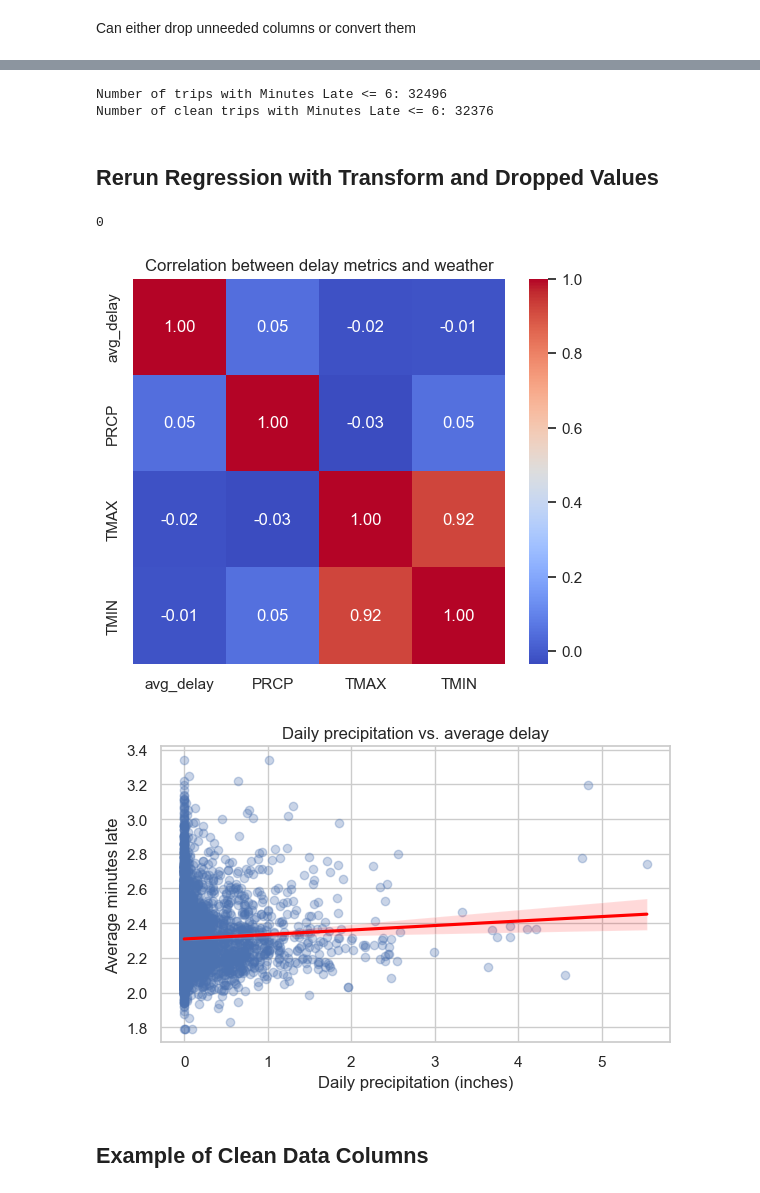
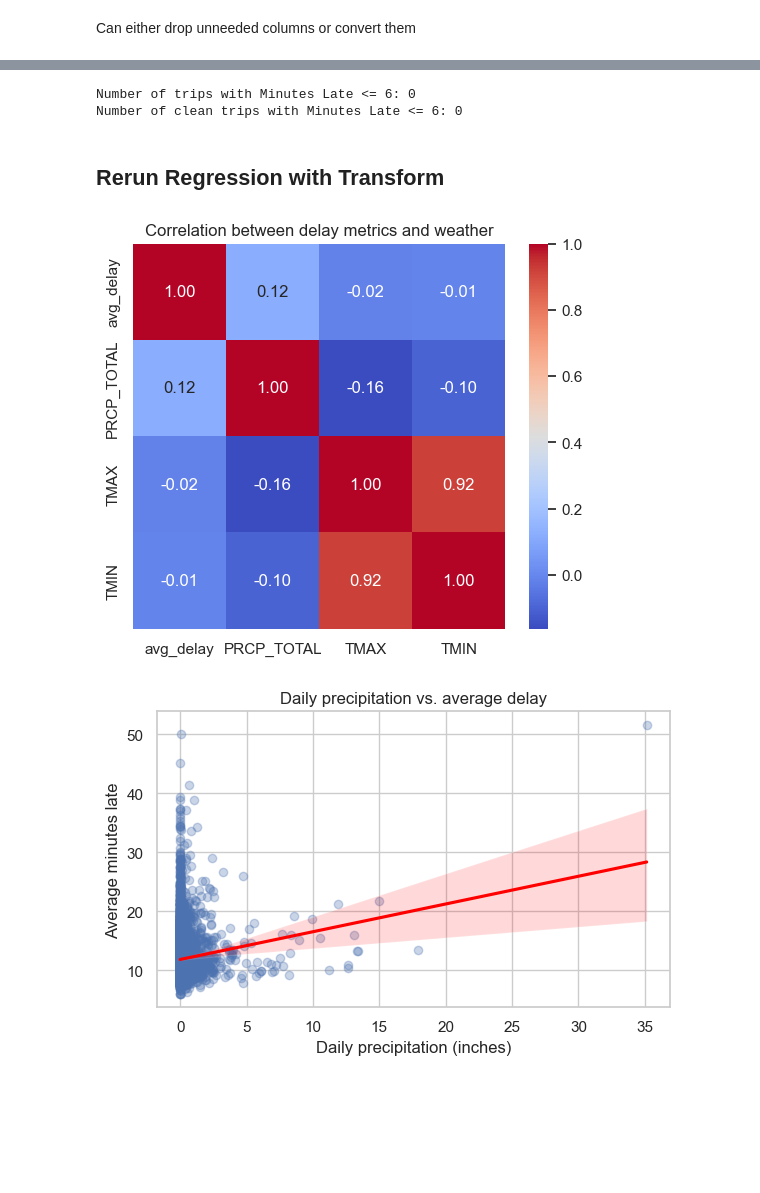
Before and after one commit to WSU-CS6580-Spring2026/Team-Hill-And-Friend, a Jupyter notebook: notebooks/EDA.ipynb, the cells around one changed output, grey strips where cells are left out. Drawn from its saved outputs; the diff is of its cells as text; code cells hidden in the pictures; blank space fills up the shorter version.

Commit message:
Added by Train analysis, weather clean up, and cleaned up most code in the EDA. Cleaned up the clean_train.py

```diff
--- a/notebooks/EDA.ipynb
+++ b/notebooks/EDA.ipynb
@@ -135,3 +163,6 @@ min            6.0
 75%           30.0
 max          223.0
 Name: Minutes Late, dtype: Float64
+# %%
+lirr_df = lirr_df[~lirr_df['Status'].isin(['Partial Cancel', 'Cancelled'])]
+display(missing_summary(lirr_df).head(6))
@@ -531,7 +670,7 @@ weather_monthly = (
     weather_df.set_index('DATE')
     .resample('ME')
     .agg(
-        precipitation=('PRCP', 'sum'),
+        precipitation=('PRCP_TOTAL', 'sum'),
         tmax=('TMAX', 'mean'),
         tmin=('TMIN', 'mean'),
     )
@@ -564,16 +703,16 @@ plt.tight_layout()
 weather_daily = (
     weather_df.set_index('DATE')
     .resample('D')
-    .agg(PRCP=('PRCP', 'sum'), TMAX=('TMAX', 'max'), TMIN=('TMIN', 'min'))
+    .agg(PRCP_TOTAL=('PRCP_TOTAL', 'sum'), TMAX=('TMAX', 'max'), TMIN=('TMIN', 'min'))
 )
 
 combined = (
     daily_summary
     .join(weather_daily, how='inner')
-    .dropna(subset=['avg_delay', 'PRCP', 'TMAX', 'TMIN'])
+    .dropna(subset=['avg_delay', 'PRCP_TOTAL', 'TMAX', 'TMIN'])
 )
 
-corr = combined[['avg_delay', 'late_share', 'PRCP', 'TMAX', 'TMIN']].corr()
+corr = combined[['avg_delay', 'PRCP_TOTAL', 'TMAX', 'TMIN']].corr()
 fig, ax = plt.subplots(figsize=(6, 5))
 sns.heatmap(corr, annot=True, fmt='.2f', cmap='coolwarm', ax=ax)
 ax.set_title('Correlation between delay metrics and weather')
@@ -581,7 +720,7 @@ ax.set_title('Correlation between delay metrics and weather')
 fig, ax = plt.subplots(figsize=(6, 4))
 sns.regplot(
     data=combined,
-    x='PRCP',
+    x='PRCP_TOTAL',
     y='avg_delay',
     scatter_kws={'alpha': 0.3},
     line_kws={'color': 'red'},
@@ -707,66 +811,59 @@ plt.show()
 # %%
 # Filter rows where Minutes Late < 6
-small_delays = lirr_df[lirr_df['Minutes Late'] <= 6]
-clean_small_delays = clean_lirr_df[clean_lirr_df['minutes_late'] <= 6]
+small_delays = lirr_df[lirr_df['Minutes Late'] < 6]
+clean_small_delays = clean_lirr_df[clean_lirr_df['minutes_late'] < 6]
 
 # Print all values
 print("Number of trips with Minutes Late <= 6:", len(small_delays))
 print("Number of clean trips with Minutes Late <= 6:", len(clean_small_delays))
 # %% [output]
-Number of trips with Minutes Late <= 6: 32496
-Number of clean trips with Minutes Late <= 6: 32376
+Number of trips with Minutes Late <= 6: 0
+Number of clean trips with Minutes Late <= 6: 0
 # %% [markdown]
-## Rerun Regression with Transform and Dropped Values
+## Rerun Regression with Transform
-# %%
-lirr_df_drop = lirr_df[lirr_df["Status"].astype(str).str.strip().str.lower() == "late"].copy()
-print(len(lirr_df_drop[lirr_df_drop['Minutes Late'] == 0]))
-# %% [output]
-0
 # %%
 # Log Transform
-lirr_df_drop['Minutes Late Log'] = np.log(lirr_df_drop['Minutes Late'])
+lirr_df['Minutes Late Log'] = np.log(lirr_df['Minutes Late'])
 
 daily_summary = (
-    lirr_df_drop
-    .groupby('date')
+    lirr_df.groupby('date')
     .agg(
-        avg_delay=('Minutes Late Log', 'mean'),
-        late_share=('is_late', 'mean')
+        total_trips=('Train', 'count'),
+        avg_delay=('Minutes Late', 'mean'),
+        median_delay=('Minutes Late', 'median'),
     )
 )
 
 weather_daily = (
     weather_df.set_index('DATE')
     .resample('D')
-    .agg(PRCP=('PRCP', 'sum'), TMAX=('TMAX', 'max'), TMIN=('TMIN', 'min'))
+    .agg(PRCP_TOTAL=('PRCP_TOTAL', 'sum'), TMAX=('TMAX', 'max'), TMIN=('TMIN', 'min'))
 )
 
 combined = (
     daily_summary
     .join(weather_daily, how='inner')
-    .dropna(subset=['avg_delay', 'PRCP', 'TMAX', 'TMIN'])
+    .dropna(subset=['avg_delay', 'PRCP_TOTAL', 'TMAX', 'TMIN'])
 )
 
-corr = combined[['avg_delay', 'PRCP', 'TMAX', 'TMIN']].corr()
+corr = combined[['avg_delay', 'PRCP_TOTAL', 'TMAX', 'TMIN']].corr()
 fig, ax = plt.subplots(figsize=(6, 5))
 sns.heatmap(corr, annot=True, fmt='.2f', cmap='coolwarm', ax=ax)
 ax.set_title('Correlation between delay metrics and weather')
 
 fig, ax = plt.subplots(figsize=(6, 4))
 sns.regplot(
     data=combined,
-    x='PRCP',
+    x='PRCP_TOTAL',
     y='avg_delay',
     scatter_kws={'alpha': 0.3},
     line_kws={'color': 'red'},
     ax=ax,
 )
 ax.set_title('Daily precipitation vs. average delay')
 ax.set_xlabel('Daily precipitation (inches)')
 ax.set_ylabel('Average minutes late')
 plt.tight_layout()
 # %% [output]
-[figure, old version]
+[figure, new version]
-[figure, old version]
+[figure, new version]
-# %% [markdown]
-## Example of Clean Data Columns
```
Also changed, not shown: parts of 27 cells of this notebook, 1 other file.
